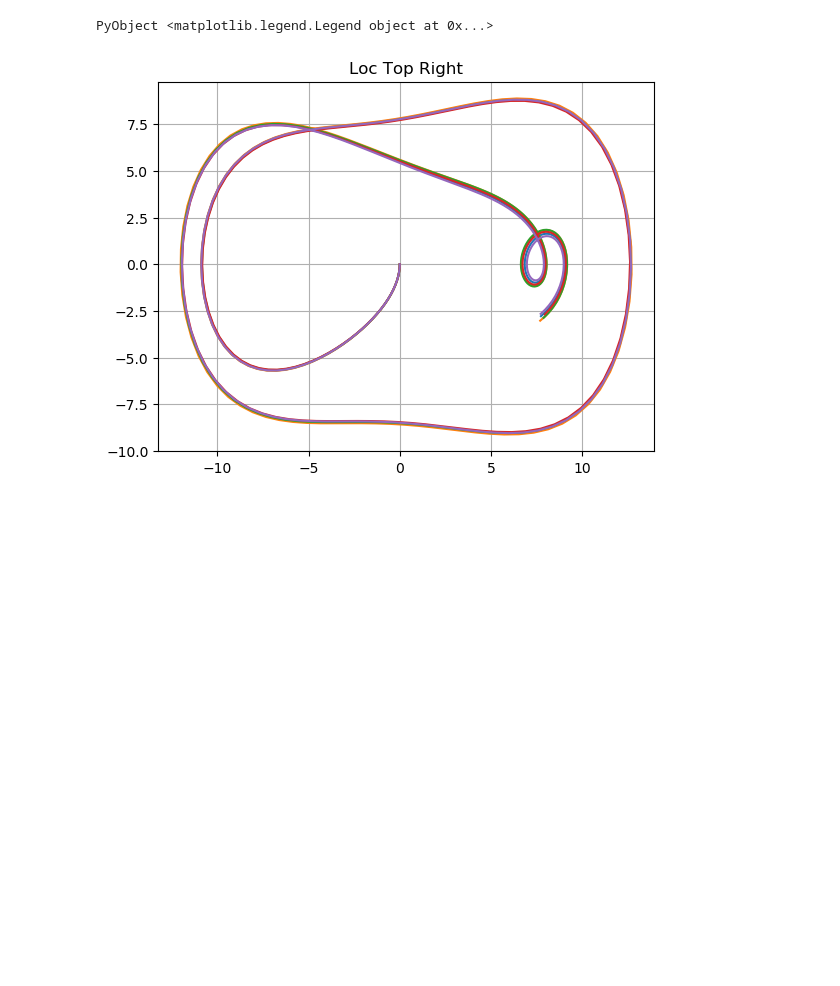
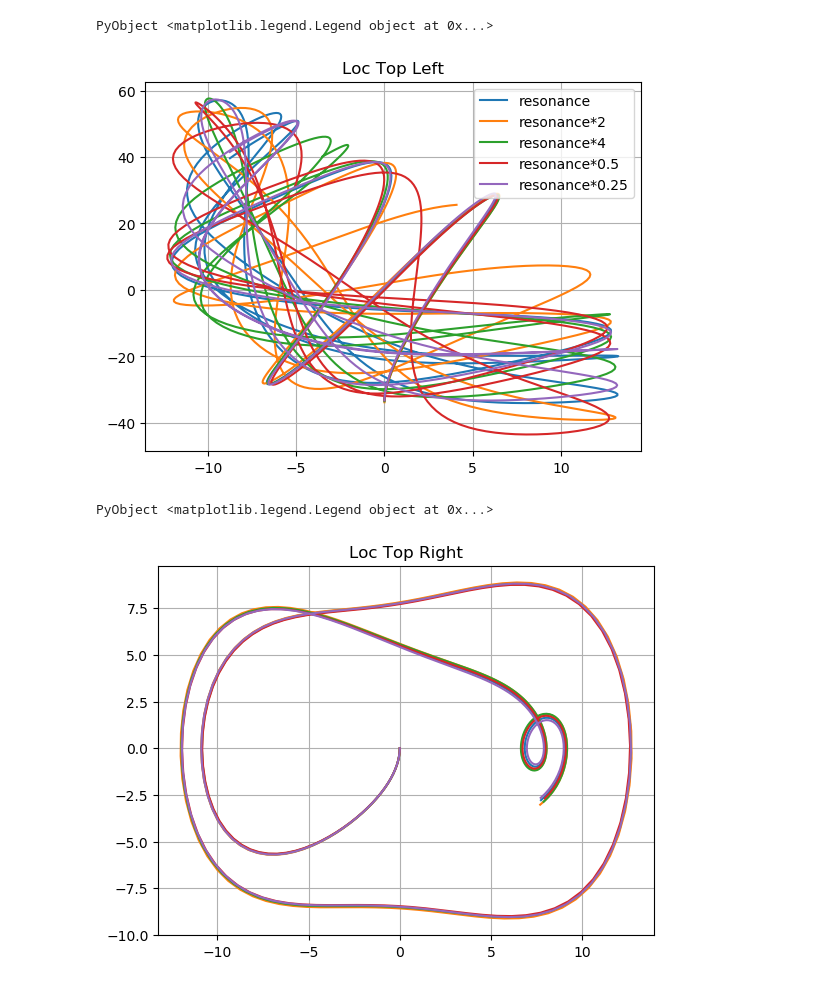
Before and after one commit to spenam/thesis_codes_git, a Jupyter notebook: information.ipynb, the cells around one changed output. Drawn from its saved outputs; the diff is of its cells as text; code cells hidden in the pictures; blank space fills up the shorter version.

Commit message:
commit pequeño con los diagramas de xvX

```diff
--- a/information.ipynb
+++ b/information.ipynb
@@ -509,6 +509,56 @@ legend()
 # %% [output]
 [figure]
 PyObject <matplotlib.legend.Legend object at 0x...>
+# %%
+initial_position[1]=0. #xz0[jj]
+initial_momentum[1]=0. #pz1[jj]
+initial_position[2]=Xraros[1]#Xz0[jj]
+initial_momentum[2]=Praros[1]#Pz1[jj]
+time=50.
+tspan=(0,time)
+w[2]=0.7071
+g[2]=0.1
+#w[2]=0.6324555320336759
+
+prob = DynamicalODEProblem(pdot, qdot, initial_momentum, initial_position, tspan)
+sol3 = solve(prob, CalvoSanz4(), dt=dts);
+plot(sol3[3,:],sol3[4,:],label="resonance")
+initial_position[2]=Xraros[2]#Xz0[jj]
+initial_momentum[2]=Praros[2]#Pz1[jj]
+#w[2]=0.632455532033675*2.
+
+prob = DynamicalODEProblem(pdot, qdot, initial_momentum, initial_position, tspan)
+sol3 = solve(prob, CalvoSanz4(), dt=dts);
+plot(sol3[3,:],sol3[4,:],label="resonance*2")
+initial_position[2]=Xraros[3]#Xz0[jj]
+initial_momentum[2]=Praros[3]#Pz1[jj]
+#w[2]=0.6324555320336759*4.
+
+prob = DynamicalODEProblem(pdot, qdot, initial_momentum, initial_position, tspan)
+sol3 = solve(prob, CalvoSanz4(), dt=dts);
+plot(sol3[3,:],sol3[4,:],label="resonance*4")
+initial_position[2]=Xraros[4]#Xz0[jj]
+initial_momentum[2]=Praros[4]#Pz1[jj]
+#w[2]=0.6324555320336759*0.5
+
+prob = DynamicalODEProblem(pdot, qdot, initial_momentum, initial_position, tspan)
+sol3 = solve(prob, CalvoSanz4(), dt=dts);
+plot(sol3[3,:],sol3[4,:],label="resonance*0.5")
+initial_position[2]=Xraros[5]#Xz0[jj]
+initial_momentum[2]=Praros[5]#Pz1[jj]
+#w[2]=0.6324555320336759*0.25
+
+prob = DynamicalODEProblem(pdot, qdot, initial_momentum, initial_position, tspan)
+sol3 = solve(prob, CalvoSanz4(), dt=dts);
+plot(sol3[3,:],sol3[4,:],label="resonance*0.25")
+PyPlot.grid(true)
+title("Loc Top Left")
+savefig("xvXTL.png")
+
+legend()
+# %% [output]
+[figure, added]
+PyObject <matplotlib.legend.Legend object at 0x...>
 # %%
 initial_position[1]=0. #xz0[jj]
 initial_momentum[1]=0. #pz1[jj]
```
Also changed, not shown: parts of 2 cells of this notebook, 2 other files.
